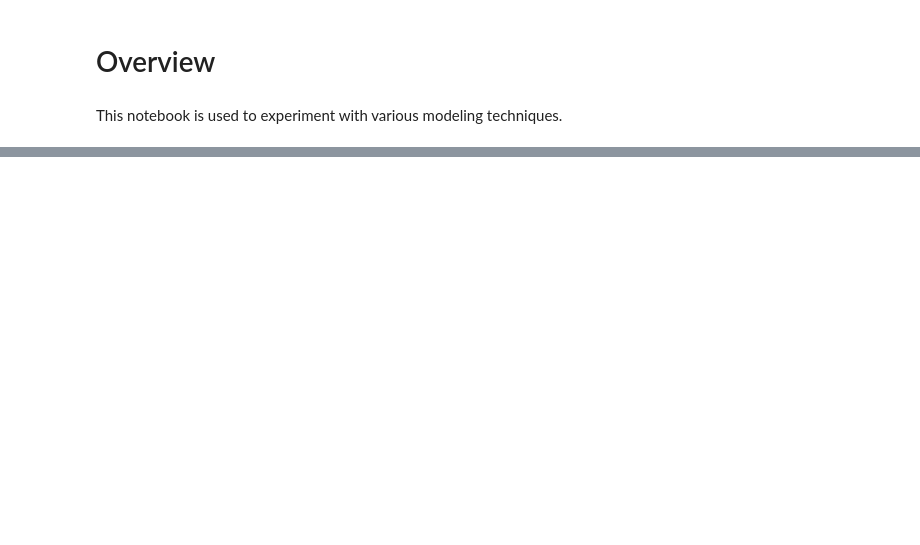
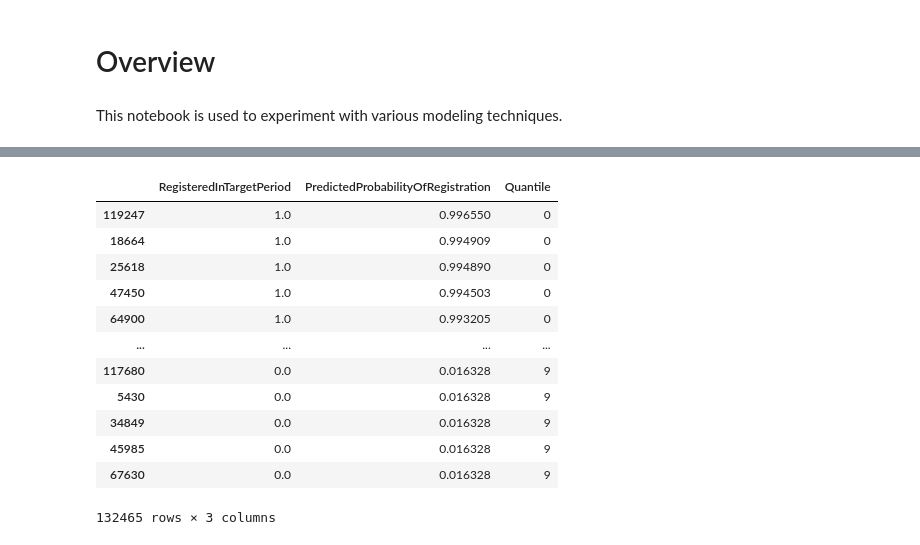
Before and after one commit to arthurnw/blood-donor-propensity-inventory, a Jupyter notebook: notebooks/exploration_model.ipynb, the cells around one changed output, grey strips where cells are left out. Cells and saved outputs as stored; diff of their text form; code cells hidden in the pictures; blank space fills up the shorter version.

```diff
--- a/notebooks/exploration_model.ipynb
+++ b/notebooks/exploration_model.ipynb
@@ -64,0 +92,3 @@ clf_logreg.score(X_test, y_test)
+# %%
+# Train model on training data
+clf_logreg = LogisticRegression(penalty='none', random_state=503).fit(X_train, y_train)
@@ -64,0 +155,18 @@ clf_logreg.score(X_test, y_test)
+# %%
+# Assign quantiles
+probs_vs_actual['Quantile'] = pd.qcut(-probs_vs_actual['PredictedProbabilityOfRegistration'], 10, labels=False)
+probs_vs_actual
+# %% [output]
+|  | RegisteredInTargetPeriod | PredictedProbabilityOfRegistration | Quantile |
+| 119247 | 1.0 | 0.996550 | 0 |
+| 18664 | 1.0 | 0.994909 | 0 |
+| 25618 | 1.0 | 0.994890 | 0 |
+| 47450 | 1.0 | 0.994503 | 0 |
+| 64900 | 1.0 | 0.993205 | 0 |
+| ... | ... | ... | ... |
+| 117680 | 0.0 | 0.016328 | 9 |
+| 5430 | 0.0 | 0.016328 | 9 |
+| 34849 | 0.0 | 0.016328 | 9 |
+| 45985 | 0.0 | 0.016328 | 9 |
+| 67630 | 0.0 | 0.016328 | 9 |
+132465 rows × 3 columns
```
Also changed, not shown: parts of 24 cells of this notebook.
